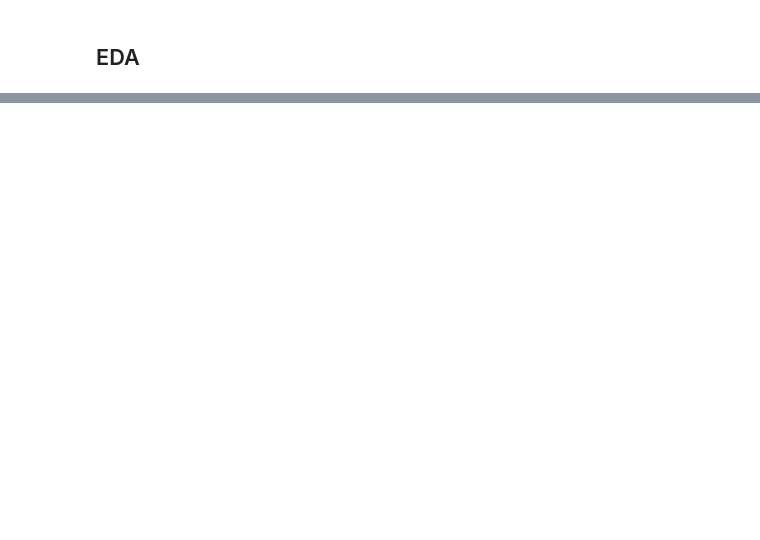
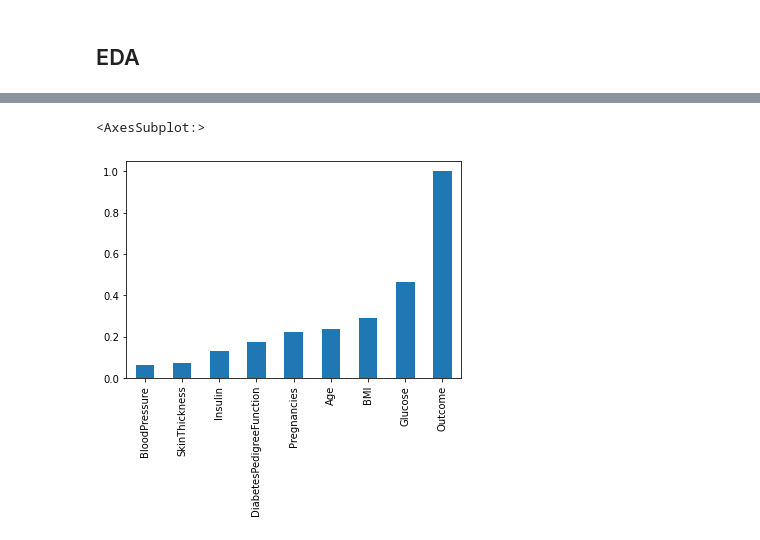
Before and after one commit to ayg15/diabetes-prediction, a Jupyter notebook: Diabetes Prediction.ipynb, the cells around one changed output, grey strips where cells are left out. Cells and saved outputs as stored; diff of their text form; code cells hidden in the pictures; blank space fills up the shorter version.

```diff
--- a/Diabetes Prediction.ipynb
+++ b/Diabetes Prediction.ipynb
@@ -60,0 +63,2 @@ dtype: int64
+# %%
+diabetes_corr = diabetes_df.corr()
@@ -60,0 +78,5 @@ dtype: int64
+# %%
+diabetes_corr['Outcome'].sort_values().plot(kind='bar')
+# %% [output]
+<AxesSubplot:>
+[figure, added]
```
Also changed, not shown: parts of 17 cells of this notebook.
